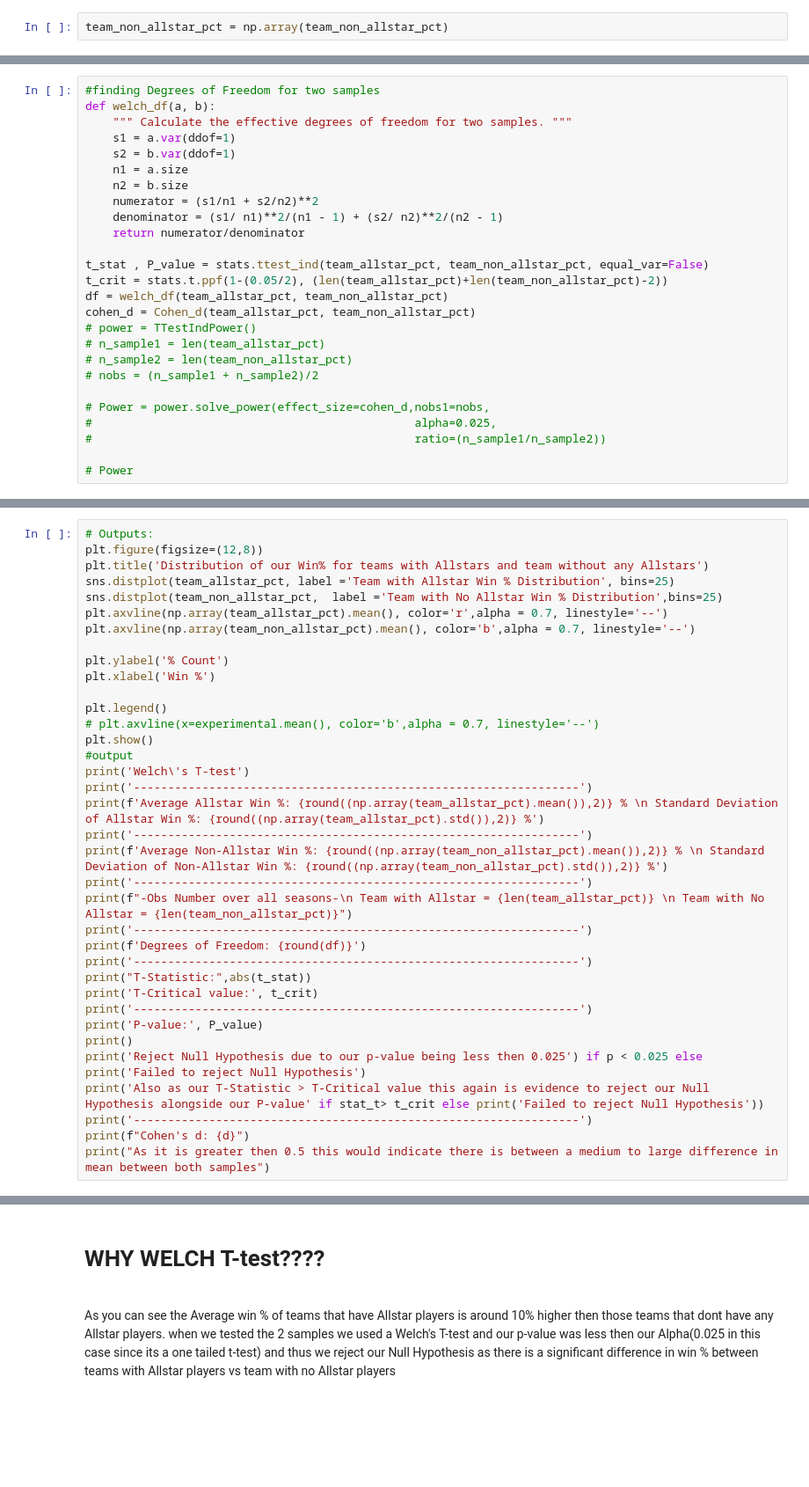
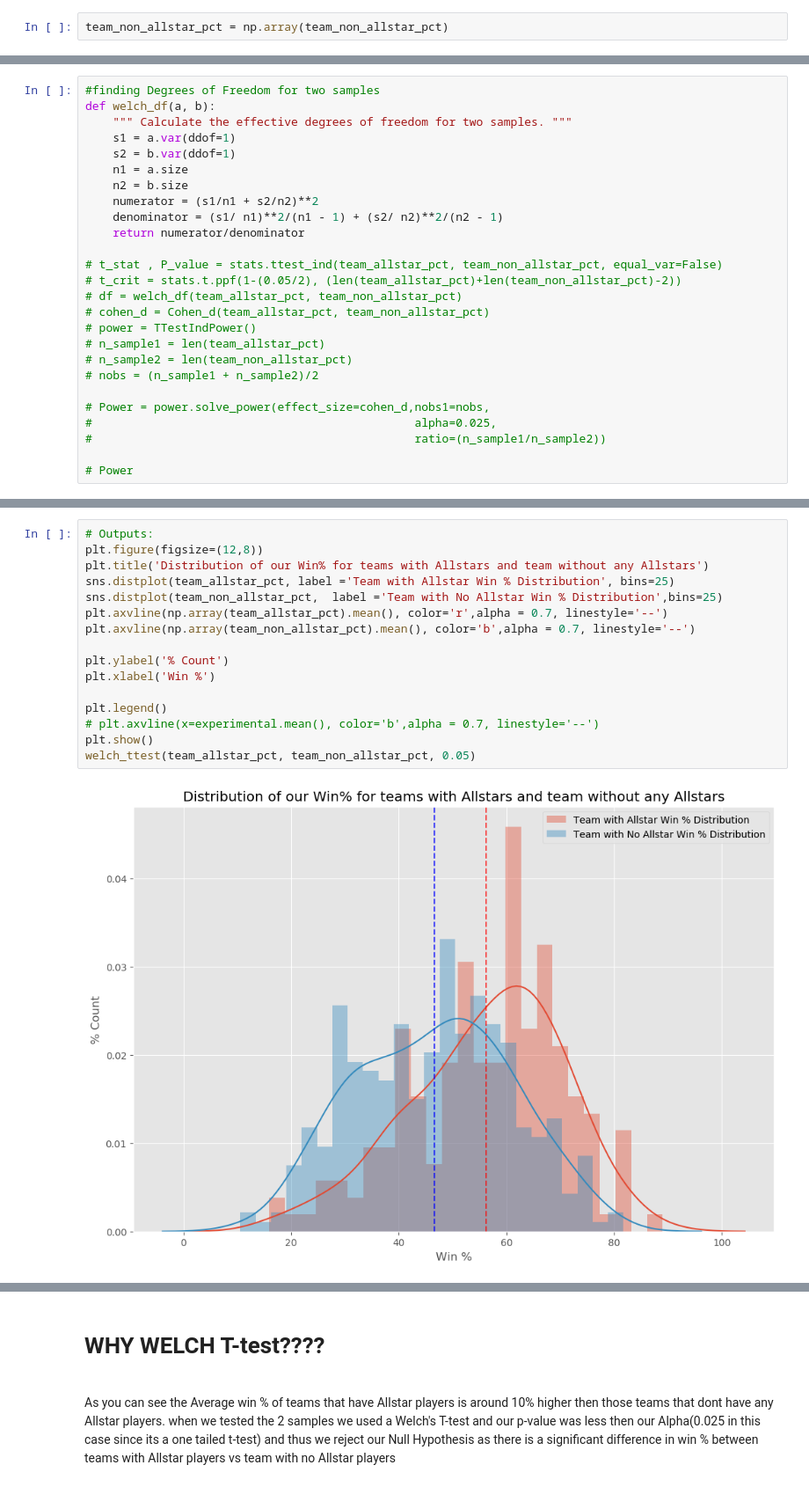
Before and after one commit to KGharib/Hypothesis-Testing-on-18-Seasons-of-NBA-Dataset, a Jupyter notebook: NBA - Khalid.ipynb, the cells around one changed output, grey strips where cells are left out. Shown at 88% size. Drawn from its saved outputs; the diff is of its cells as text; blank space fills up the shorter version.

```diff
--- a/NBA - Khalid.ipynb
+++ b/NBA - Khalid.ipynb
@@ -622,10 +655,10 @@ def welch_df(a, b):
     denominator = (s1/ n1)**2/(n1 - 1) + (s2/ n2)**2/(n2 - 1)
     return numerator/denominator
 
-t_stat , P_value = stats.ttest_ind(team_allstar_pct, team_non_allstar_pct, equal_var=False)
-t_crit = stats.t.ppf(1-(0.05/2), (len(team_allstar_pct)+len(team_non_allstar_pct)-2))
-df = welch_df(team_allstar_pct, team_non_allstar_pct)
-cohen_d = Cohen_d(team_allstar_pct, team_non_allstar_pct)
+# t_stat , P_value = stats.ttest_ind(team_allstar_pct, team_non_allstar_pct, equal_var=False)
+# t_crit = stats.t.ppf(1-(0.05/2), (len(team_allstar_pct)+len(team_non_allstar_pct)-2))
+# df = welch_df(team_allstar_pct, team_non_allstar_pct)
+# cohen_d = Cohen_d(team_allstar_pct, team_non_allstar_pct)
 # power = TTestIndPower()
 # n_sample1 = len(team_allstar_pct)
 # n_sample2 = len(team_non_allstar_pct)
@@ -639,36 +721,18 @@ cohen_d = Cohen_d(team_allstar_pct, team_non_allstar_pct)
 # %%
 # Outputs:
 plt.figure(figsize=(12,8))
 plt.title('Distribution of our Win% for teams with Allstars and team without any Allstars')
 sns.distplot(team_allstar_pct, label ='Team with Allstar Win % Distribution', bins=25)
 sns.distplot(team_non_allstar_pct,  label ='Team with No Allstar Win % Distribution',bins=25)
 plt.axvline(np.array(team_allstar_pct).mean(), color='r',alpha = 0.7, linestyle='--')
 plt.axvline(np.array(team_non_allstar_pct).mean(), color='b',alpha = 0.7, linestyle='--')
 
 plt.ylabel('% Count')
 plt.xlabel('Win %')
 
 plt.legend()
 # plt.axvline(x=experimental.mean(), color='b',alpha = 0.7, linestyle='--')
 plt.show()
-#output
-print('Welch\'s T-test')
-print('-----------------------------------------------------------------')
-print(f'Average Allstar Win %: {round((np.array(team_allstar_pct).mean()),2)} % \n Standard Deviation of Allstar Win %: {round((np.array(team_allstar_pct).std()),2)} %')
-print('-----------------------------------------------------------------')
-print(f'Average Non-Allstar Win %: {round((np.array(team_non_allstar_pct).mean()),2)} % \n Standard Deviation of Non-Allstar Win %: {round((np.array(team_non_allstar_pct).std()),2)} %')
-print('-----------------------------------------------------------------')
-print(f"-Obs Number over all seasons-\n Team with Allstar = {len(team_allstar_pct)} \n Team with No Allstar = {len(team_non_allstar_pct)}")
-print('-----------------------------------------------------------------')
-print(f'Degrees of Freedom: {round(df)}')
-print('-----------------------------------------------------------------')
-print("T-Statistic:",abs(t_stat))
-print('T-Critical value:', t_crit)
-print('-----------------------------------------------------------------')
-print('P-value:', P_value)
-print()
-print('Reject Null Hypothesis due to our p-value being less then 0.025') if p < 0.025 else print('Failed to reject Null Hypothesis')
-print('Also as our T-Statistic > T-Critical value this again is evidence to reject our Null Hypothesis alongside our P-value' if stat_t> t_crit else print('Failed to reject Null Hypothesis'))
-print('-----------------------------------------------------------------')
-print(f"Cohen's d: {d}")
-print("As it is greater then 0.5 this would indicate there is between a medium to large difference in mean between both samples")
+welch_ttest(team_allstar_pct, team_non_allstar_pct, 0.05)
+# %% [output]
+[figure, added]
```
Also changed, not shown: parts of 6 cells of this notebook.
